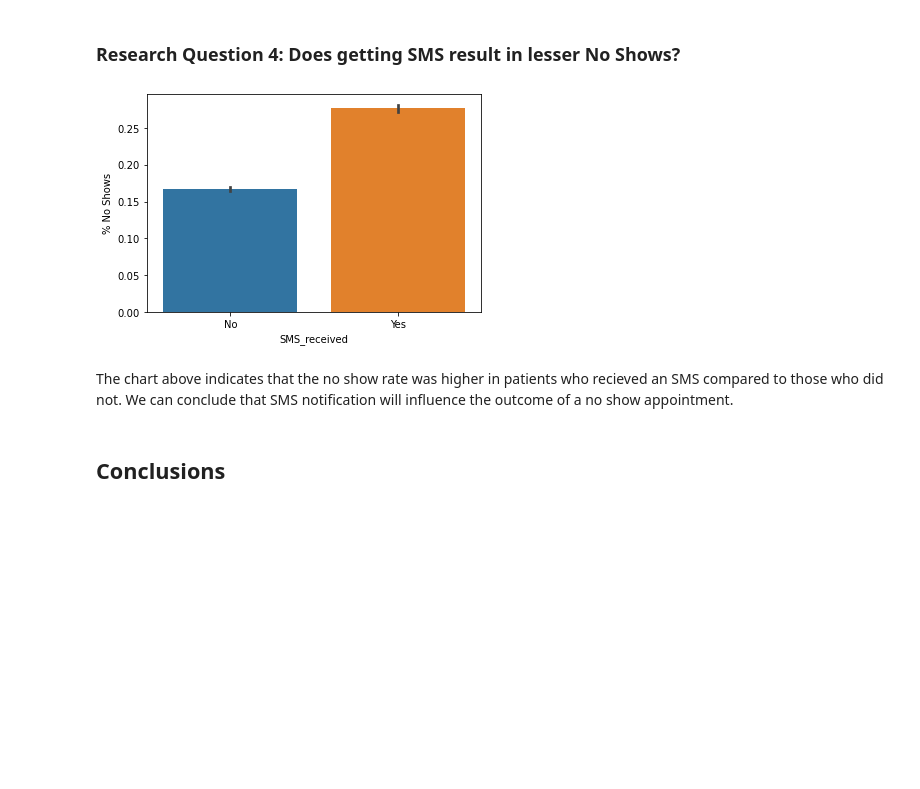
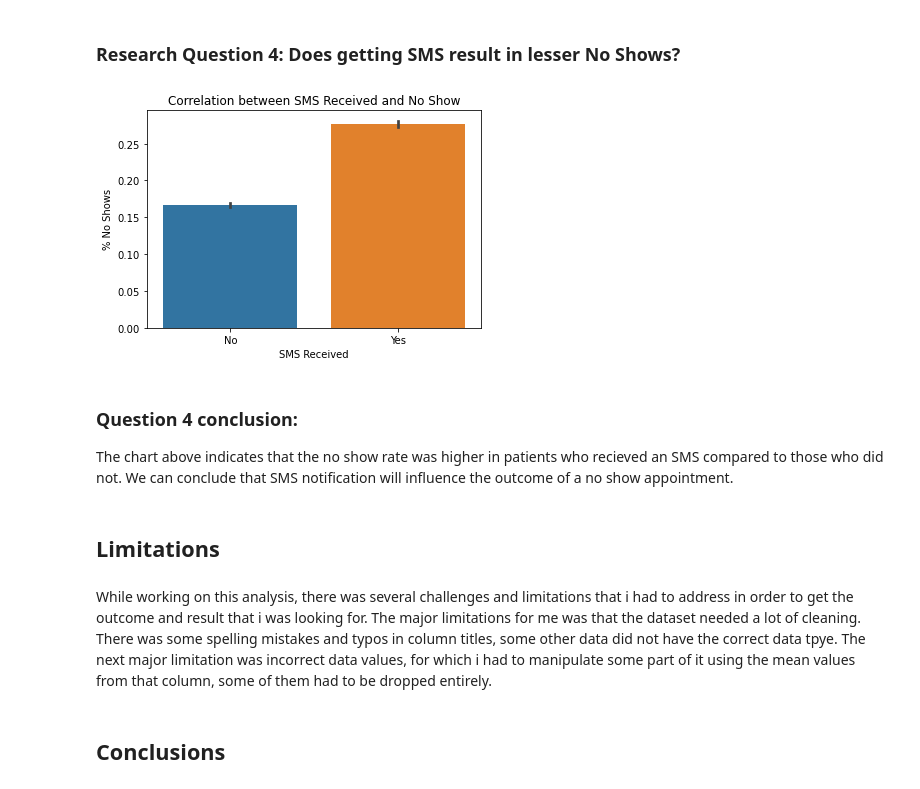
Before and after one commit to ameerfaheem/Investigate_a_Dataset-No_Show_Appointments-, a Jupyter notebook: investigate-a-dataset(noshow_appointments).ipynb, the cells around one changed output. Cells and saved outputs as stored; diff of their text form; code cells hidden in the pictures; blank space fills up the shorter version.

```diff
--- a/investigate-a-dataset(noshow_appointments).ipynb
+++ b/investigate-a-dataset(noshow_appointments).ipynb
@@ -291,15 +314,23 @@ According to the outcome of the chart above, it looks like females have a higher
 # %%
 # Making a dictionary to changed 1 and 0 to Yes and No
 yesno = {1:'Yes', 0:'No'}
 
 # bar plot the percentage of noshows for each sms condition
 ax = sns.barplot(x=df.SMS_received.map(yesno), y=df.No_show)
 ax.set_ylabel('% No Shows')
-plt.show()
+ax.set_xlabel('SMS Received')
+ax.set_title('Correlation between SMS Received and No Show')
+plt.show();
 # %% [output]
-[figure, old version]
+[figure, new version]
 # %% [markdown]
+### Question 4 conclusion:
+
 The chart above indicates that the no show rate was higher in patients who recieved an SMS compared to those who did not. We can conclude that SMS notification will influence the outcome of a no show appointment.
+# %% [markdown]
+## Limitations
+# %% [markdown]
+While working on this analysis, there was several challenges and limitations that i had to address in order to get the outcome and result that i was looking for. The major limitations for me was that the dataset needed a lot of cleaning. There was some spelling mistakes and typos in column titles, some other data did not have the correct data tpye. The next major limitation was incorrect data values, for which i had to manipulate some part of it using the mean values from that column, some of them had to be dropped entirely.
 # %% [markdown]
 <a id='conclusions'></a>
 ## Conclusions
```
Also changed, not shown: parts of 13 cells of this notebook.
